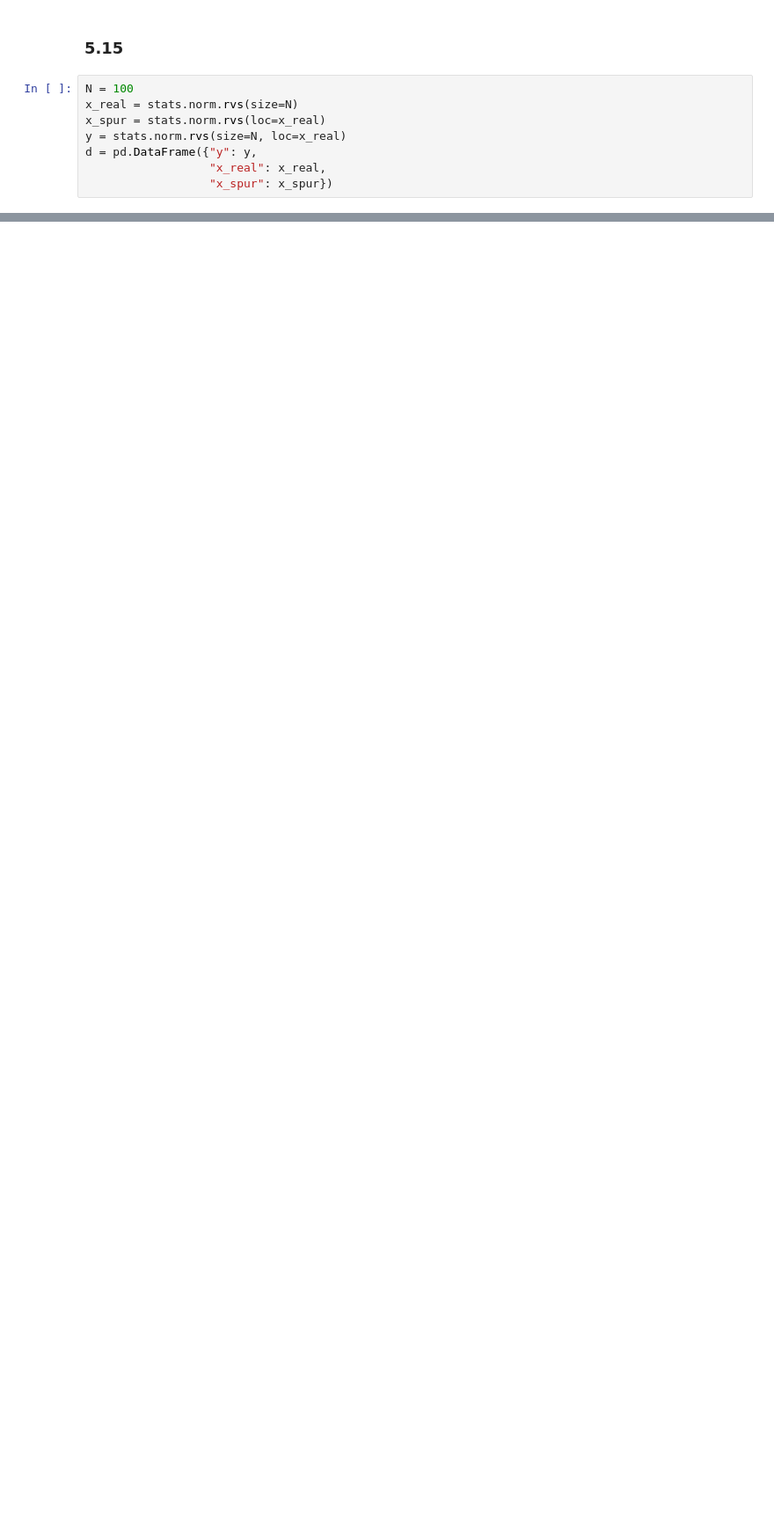
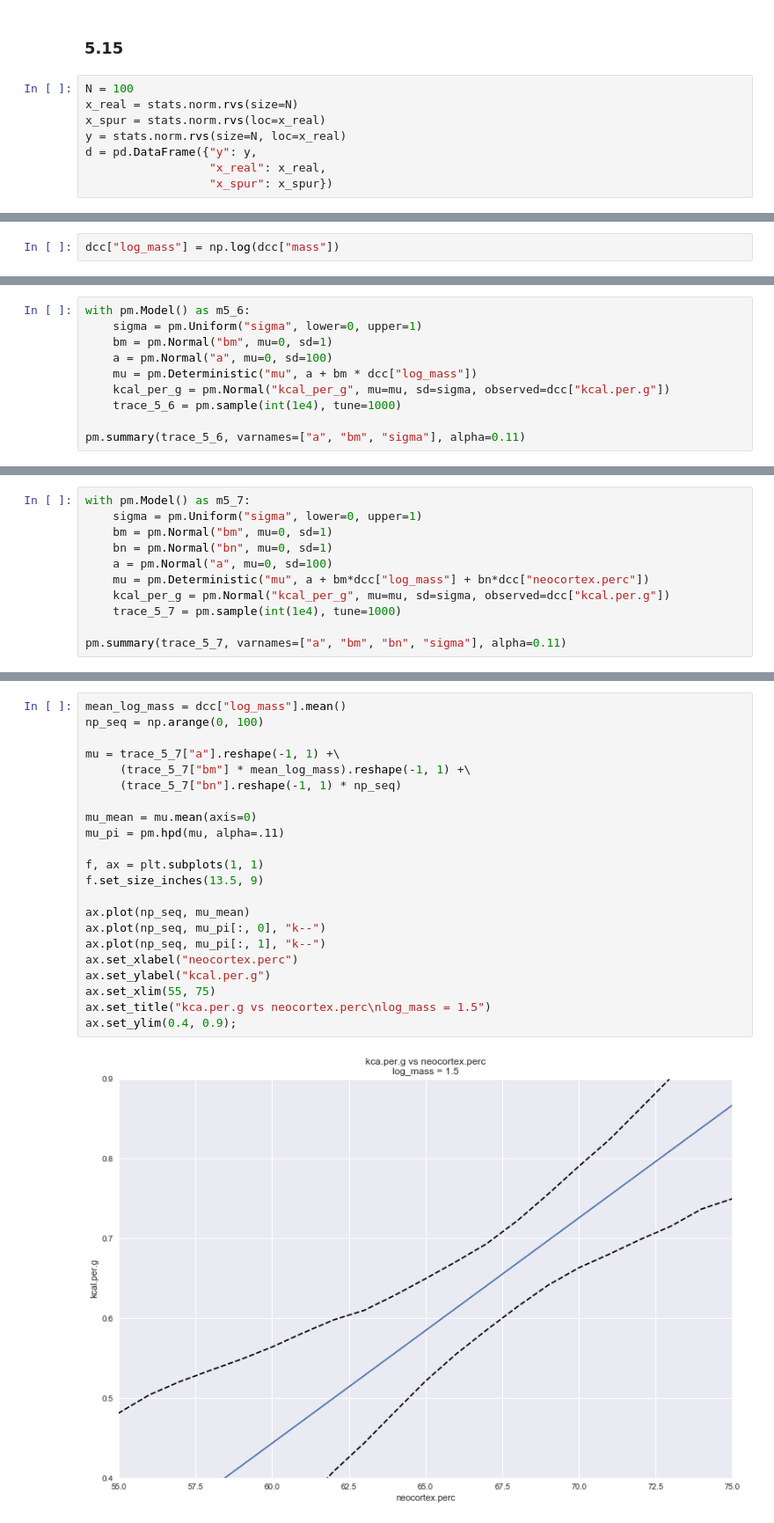
Before and after one commit to grinnbearit/statistical_rethinking, a Jupyter notebook: chapter_5.ipynb, the cells around one changed output, grey strips where cells are left out. Shown: that part at 88% size. Saved outputs shown, nothing was run; the diff lists cells and outputs as text; blank space fills up the shorter version.

```diff
--- a/chapter_5.ipynb
+++ b/chapter_5.ipynb
@@ -280,0 +396,2 @@ d = pd.DataFrame({"y": y,
+# %%
+dcc["log_mass"] = np.log(dcc["mass"])
@@ -280,0 +400,10 @@ d = pd.DataFrame({"y": y,
+# %%
+with pm.Model() as m5_6:
+    sigma = pm.Uniform("sigma", lower=0, upper=1)
+    bm = pm.Normal("bm", mu=0, sd=1)
+    a = pm.Normal("a", mu=0, sd=100)
+    mu = pm.Deterministic("mu", a + bm * dcc["log_mass"])
+    kcal_per_g = pm.Normal("kcal_per_g", mu=mu, sd=sigma, observed=dcc["kcal.per.g"])
+    trace_5_6 = pm.sample(int(1e4), tune=1000)
+
+pm.summary(trace_5_6, varnames=["a", "bm", "sigma"], alpha=0.11)
@@ -280,0 +421,11 @@ d = pd.DataFrame({"y": y,
+# %%
+with pm.Model() as m5_7:
+    sigma = pm.Uniform("sigma", lower=0, upper=1)
+    bm = pm.Normal("bm", mu=0, sd=1)
+    bn = pm.Normal("bn", mu=0, sd=1)
+    a = pm.Normal("a", mu=0, sd=100)
+    mu = pm.Deterministic("mu", a + bm*dcc["log_mass"] + bn*dcc["neocortex.perc"])
+    kcal_per_g = pm.Normal("kcal_per_g", mu=mu, sd=sigma, observed=dcc["kcal.per.g"])
+    trace_5_7 = pm.sample(int(1e4), tune=1000)
+
+pm.summary(trace_5_7, varnames=["a", "bm", "bn", "sigma"], alpha=0.11)
@@ -280,0 +448,24 @@ d = pd.DataFrame({"y": y,
+# %%
+mean_log_mass = dcc["log_mass"].mean()
+np_seq = np.arange(0, 100)
+
+mu = trace_5_7["a"].reshape(-1, 1) +\
+     (trace_5_7["bm"] * mean_log_mass).reshape(-1, 1) +\
+     (trace_5_7["bn"].reshape(-1, 1) * np_seq)
+
+mu_mean = mu.mean(axis=0)
+mu_pi = pm.hpd(mu, alpha=.11)
+
+f, ax = plt.subplots(1, 1)
+f.set_size_inches(13.5, 9)
+
+ax.plot(np_seq, mu_mean)
+ax.plot(np_seq, mu_pi[:, 0], "k--")
+ax.plot(np_seq, mu_pi[:, 1], "k--")
+ax.set_xlabel("neocortex.perc")
+ax.set_ylabel("kcal.per.g")
+ax.set_xlim(55, 75)
+ax.set_title("kca.per.g vs neocortex.perc\nlog_mass = 1.5")
+ax.set_ylim(0.4, 0.9);
+# %% [output]
+[figure, added]
```
Also changed, not shown: parts of 27 cells of this notebook, 1 other file.
